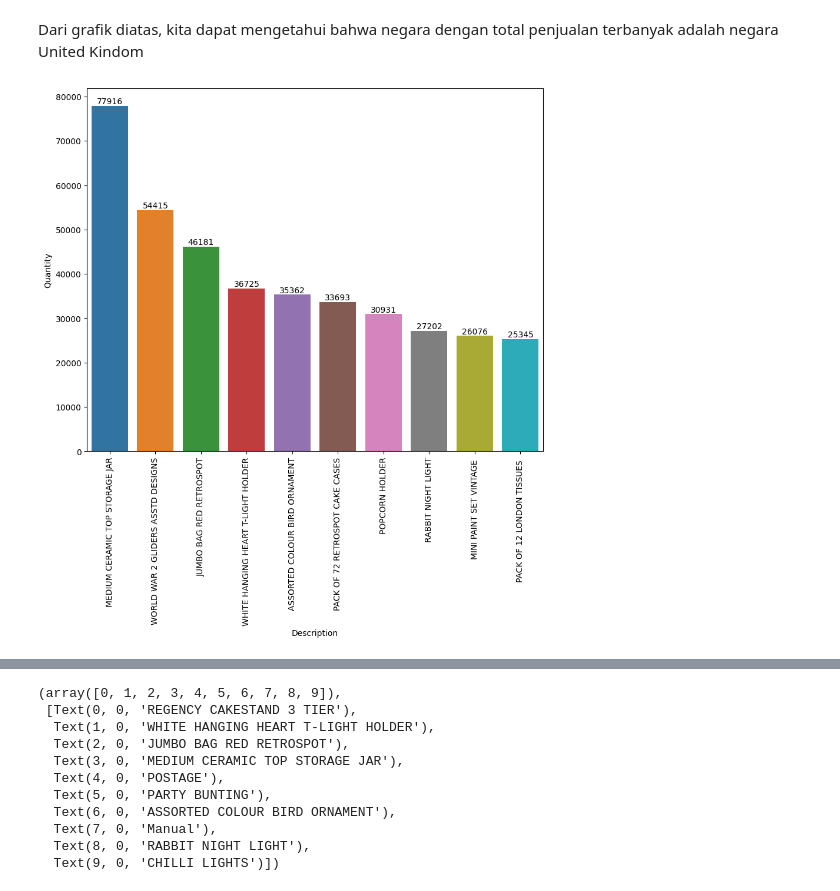
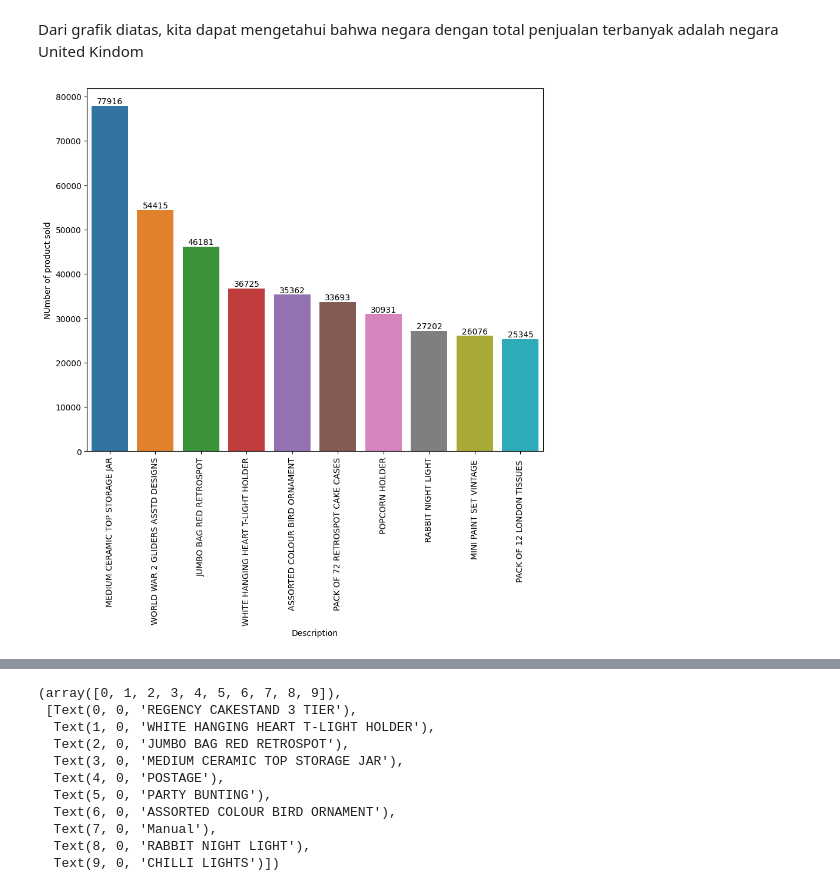
Before and after one commit to mzkki25/rfm-analysis-ecommerce-case, a Jupyter notebook: ecommerce.ipynb, the cells around one changed output, grey strips where cells are left out. Drawn from its saved outputs; the diff is of its cells as text; code cells hidden in the pictures.

```diff
--- a/ecommerce.ipynb
+++ b/ecommerce.ipynb
@@ -331,13 +331,13 @@ Dari grafik diatas, kita dapat mengetahui bahwa negara dengan total penjualan te
 # %%
 # Analisis 10 produk terlaris
 plt.figure(figsize=(10, 8))
 d = df.groupby('Description')['Quantity'].sum().sort_values(ascending=False).head(10)
 sns.barplot(x=d.index, y=d.values)
 for i, v in enumerate(d.values):
     plt.text(i, v, str(v), ha='center', va='bottom')
 plt.xlabel('Description')
-plt.ylabel('Quantity')
+plt.ylabel('NUmber of product sold')
 plt.xticks(rotation=90)
 plt.show()
 # %% [output]
-[figure, old version]
+[figure, new version]
```
Also changed, not shown: parts of 22 cells of this notebook.
